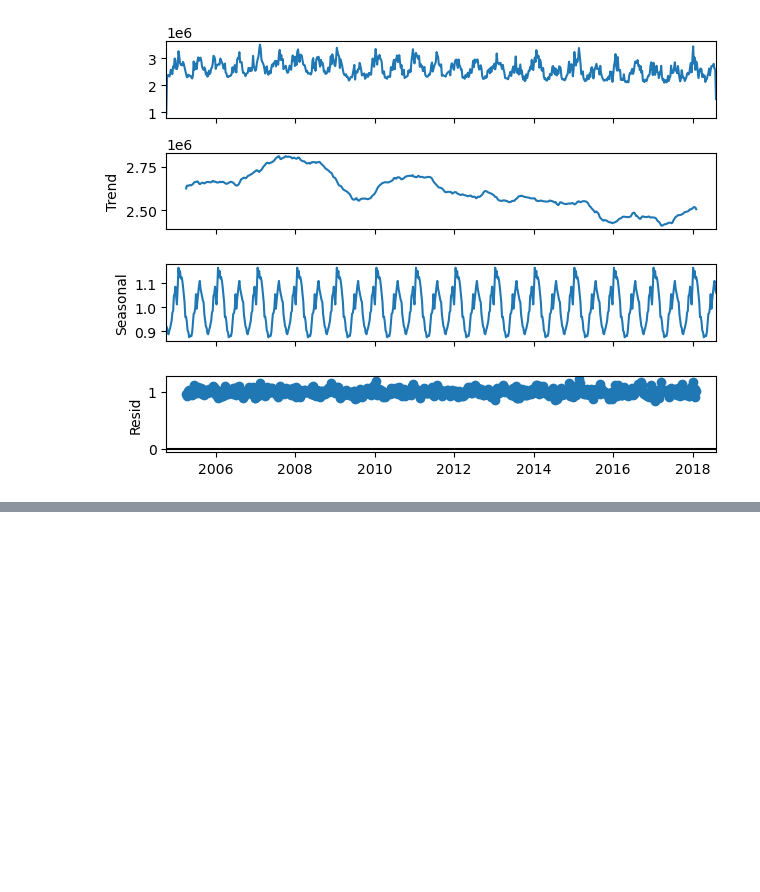
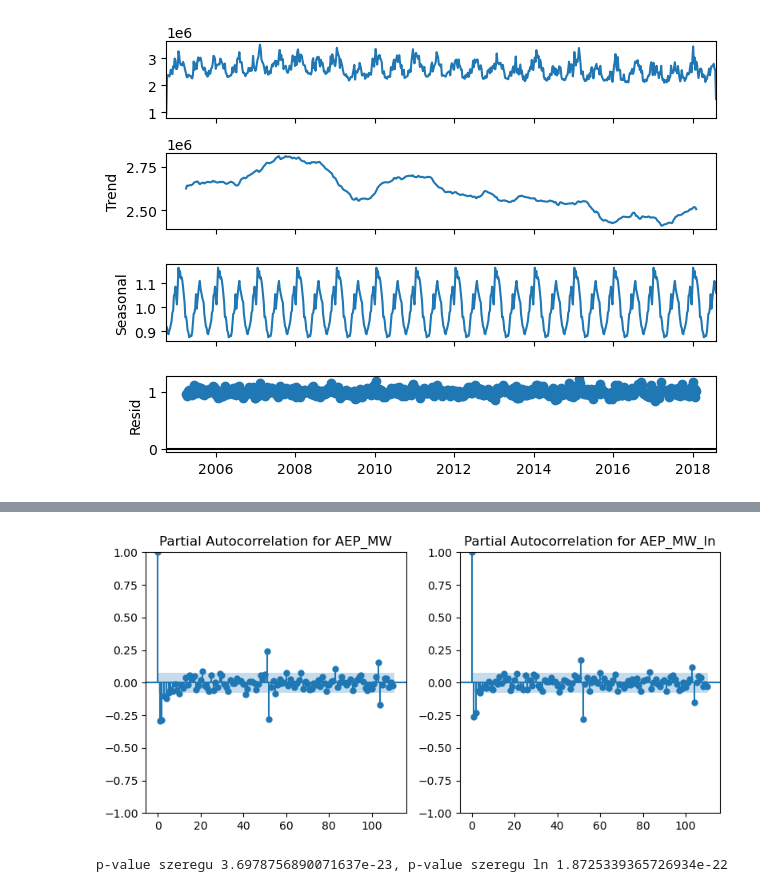
Before and after one commit to bartoszd96/TSProject, a Jupyter notebook: pipeline/TS Project Daily Data.ipynb, the cells around one changed output, grey strips where cells are left out. Cells and saved outputs as stored; diff of their text form; code cells hidden in the pictures; blank space fills up the shorter version.

```diff
--- a/pipeline/TS Project Daily Data.ipynb
+++ b/pipeline/TS Project Daily Data.ipynb
@@ -149,0 +85,18 @@ df_pred = pd.merge(data_test, pd.DataFrame(pred), left_index = True, right_index
+# %%
+fig, axes = plt.subplots(1, 2, figsize=(8, 4))
+
+plot_pacf(dfd['AEP_MW'], lags=110, ax=axes[0])
+axes[0].set_title("Partial Autocorrelation for AEP_MW")
+
+plot_pacf(dfd['AEP_MW_ln'], lags=110, ax=axes[1])
+axes[1].set_title("Partial Autocorrelation for AEP_MW_ln")
+
+plt.tight_layout()
+plt.show()
+# %% [output]
+[figure, added]
+# %%
+adt1, adt2 = adfuller(dfd['AEP_MW']), adfuller(dfd['AEP_MW_ln'])
+print(f"p-value szeregu {adt1[1]}, p-value szeregu ln {adt2[1]}")
+# %% [output]
+p-value szeregu 3.6978756890071637e-23, p-value szeregu ln 1.8725339365726934e-22
```
Also changed, not shown: parts of 67 cells of this notebook, 2 other files.
